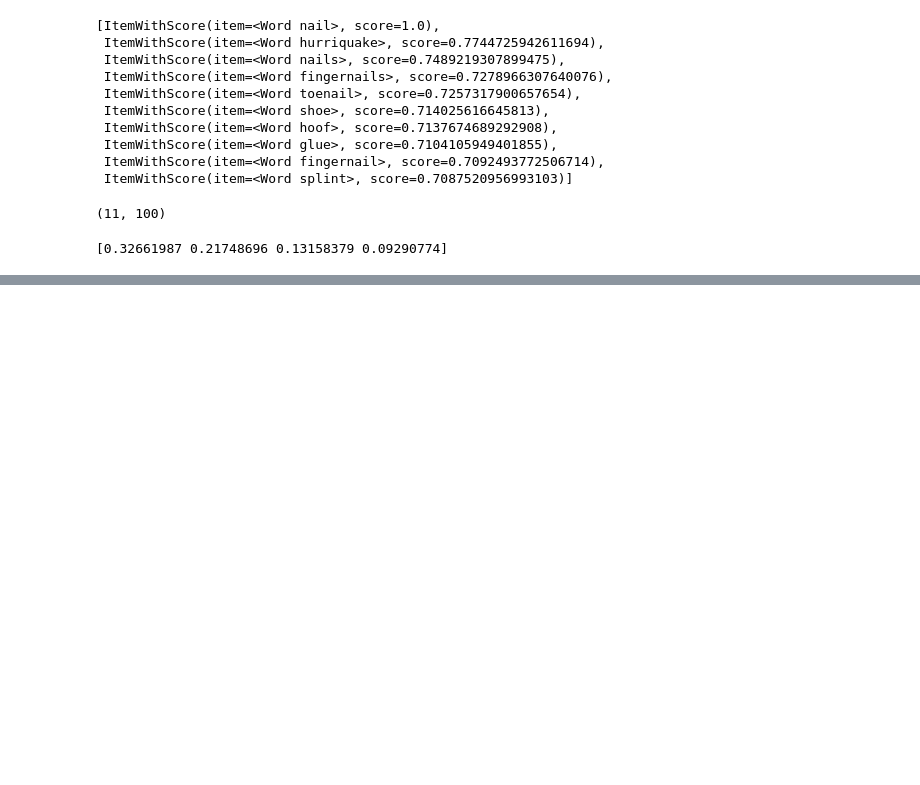
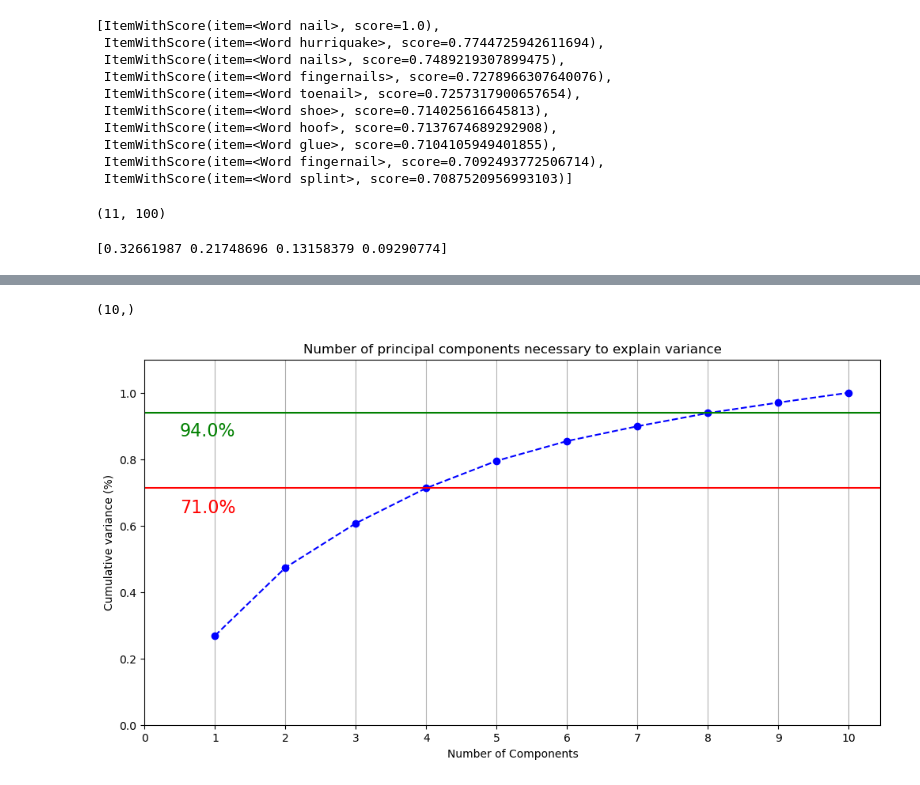
Before and after one commit to jurekjurek/MasterThesisCode, a Jupyter notebook: createData/PCA.ipynb, the cells around one changed output, grey strips where cells are left out. Saved outputs shown, nothing was run; the diff lists cells and outputs as text; code cells hidden in the pictures; blank space fills up the shorter version.

```diff
--- a/createData/PCA.ipynb
+++ b/createData/PCA.ipynb
@@ -204,0 +207,45 @@ with open(fiel_new_vectors, 'w') as fp:
+# %%
+from sklearn.decomposition import PCA
+
+from sklearn.preprocessing import MinMaxScaler
+scaler = MinMaxScaler()
+vecs = scaler.fit_transform(vecs)
+
+S_ica = ica.fit_transform(vecs)
+
+# pca = PCA().fit(vecs)
+pca = PCA(n_components=10)
+vecs_new = pca.fit_transform(vecs)
+
+# pca.explained_variance_ratio_
+
+# % matplotlib inline
+import matplotlib.pyplot as plt
+plt.rcParams["figure.figsize"] = (12,6)
+
+fig, ax = plt.subplots()
+xi = np.arange(1, 11, step=1)
+y = np.cumsum(pca.explained_variance_ratio_)
+
+print(np.shape(y))
+
+plt.ylim(0.0,1.1)
+plt.plot(xi, y, marker='o', linestyle='--', color='b')
+
+plt.xlabel('Number of Components')
+plt.xticks(np.arange(0, 11, step=1)) #change from 0-based array index to 1-based human-readable label
+plt.ylabel('Cumulative variance (%)')
+plt.title('Number of principal components necessary to explain variance')
+
+plt.axhline(y=y[3], color='r', linestyle='-')
+plt.text(0.5, 0.64, str(np.round(y[3], 2)*100) + '%', color = 'red', fontsize=16)
+
+plt.axhline(y=y[7], color='g', linestyle='-')
+plt.text(0.5, 0.87, str(np.round(y[7], 2)*100) + '%', color = 'green', fontsize=16)
+
+
+ax.grid(axis='x')
+plt.show()
+# %% [output]
+(10,)
+[figure, added]
```
Also changed, not shown: parts of 6 cells of this notebook, 9 other files.
